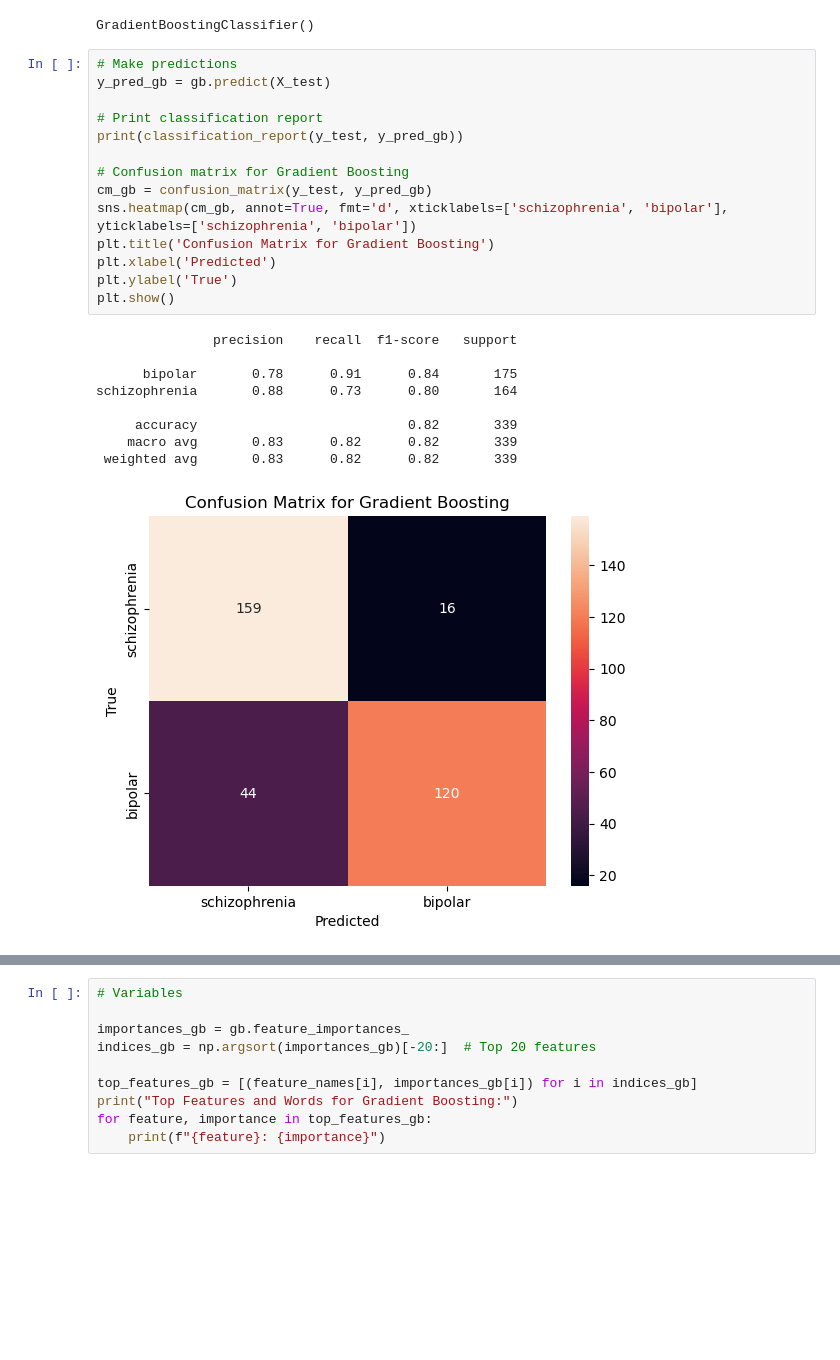
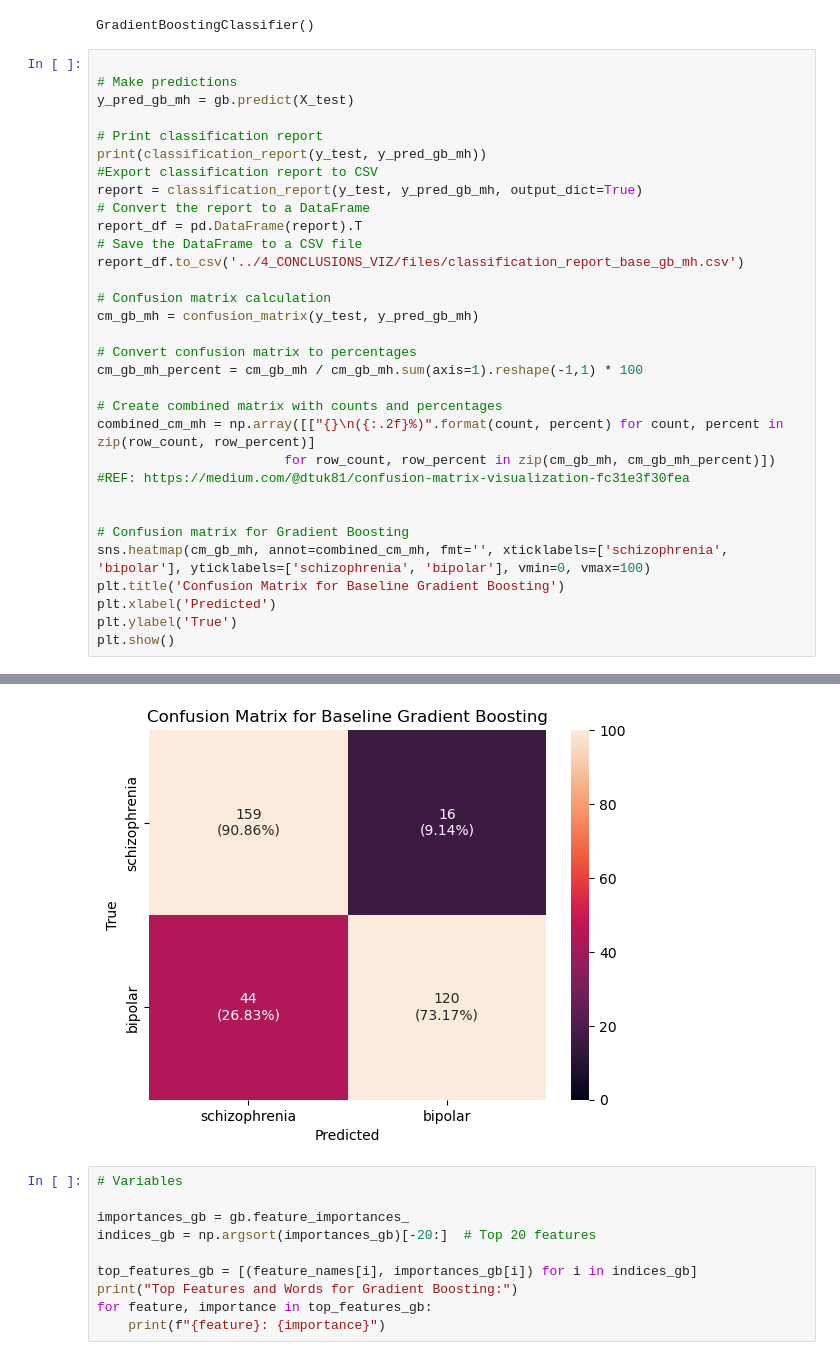
Before and after one commit to KyeraFrancis/NLP_Classification_Sentiment_analysis, a Jupyter notebook: 3_ANALYSIS/modeling_mh.ipynb, the cells around one changed output, grey strips where cells are left out. Saved outputs shown, nothing was run; the diff lists cells and outputs as text; blank space fills up the shorter version.

```diff
--- a/3_ANALYSIS/modeling_mh.ipynb
+++ b/3_ANALYSIS/modeling_mh.ipynb
@@ -646,27 +646,35 @@ gb = GradientBoostingClassifier()
 gb.fit(X_train, y_train)
 # %% [output]
 GradientBoostingClassifier()
-# %%
-# Make predictions
-y_pred_gb = gb.predict(X_test)
-
-# Print classification report
-print(classification_report(y_test, y_pred_gb))
-
-# Confusion matrix for Gradient Boosting
-cm_gb = confusion_matrix(y_test, y_pred_gb)
-sns.heatmap(cm_gb, annot=True, fmt='d', xticklabels=['schizophrenia', 'bipolar'], yticklabels=['schizophrenia', 'bipolar'])
-plt.title('Confusion Matrix for Gradient Boosting')
-plt.xlabel('Predicted')
-plt.ylabel('True')
-plt.show()
-# %% [output]
-               precision    recall  f1-score   support
-
-      bipolar       0.78      0.91      0.84       175
-schizophrenia       0.88      0.73      0.80       164
-
-     accuracy                           0.82       339
-    macro avg       0.83      0.82      0.82       339
- weighted avg       0.83      0.82      0.82       339
-[figure, removed]
+# %%
+
+# Make predictions
+y_pred_gb_mh = gb.predict(X_test)
+
+# Print classification report
+print(classification_report(y_test, y_pred_gb_mh))
+#Export classification report to CSV
+report = classification_report(y_test, y_pred_gb_mh, output_dict=True)
+# Convert the report to a DataFrame
+report_df = pd.DataFrame(report).T
+# Save the DataFrame to a CSV file
+report_df.to_csv('../4_CONCLUSIONS_VIZ/files/classification_report_base_gb_mh.csv')
+
+# Confusion matrix calculation
+cm_gb_mh = confusion_matrix(y_test, y_pred_gb_mh)
+
+# Convert confusion matrix to percentages
+cm_gb_mh_percent = cm_gb_mh / cm_gb_mh.sum(axis=1).reshape(-1,1) * 100
+
+# Create combined matrix with counts and percentages
+combined_cm_mh = np.array([["{}\n({:.2f}%)".format(count, percent) for count, percent in zip(row_count, row_percent)]
+                        for row_count, row_percent in zip(cm_gb_mh, cm_gb_mh_percent)]) #REF: https://medium.com/@dtuk81/confusion-matrix-visualization-fc31e3f30fea
+
+
+# Confusion matrix for Gradient Boosting
+sns.heatmap(cm_gb_mh, annot=combined_cm_mh, fmt='', xticklabels=['schizophrenia', 'bipolar'], yticklabels=['schizophrenia', 'bipolar'], vmin=0, vmax=100)
+plt.title('Confusion Matrix for Baseline Gradient Boosting')
+plt.xlabel('Predicted')
+plt.ylabel('True')
+plt.show()
+# %% [output]
@@ -673,3 +689,4 @@ schizophrenia       0.88      0.73      0.80       164
+[figure, added]
 # %%
 # Variables
 
```
Also changed, not shown: parts of 2 cells of this notebook, 19 other files.
